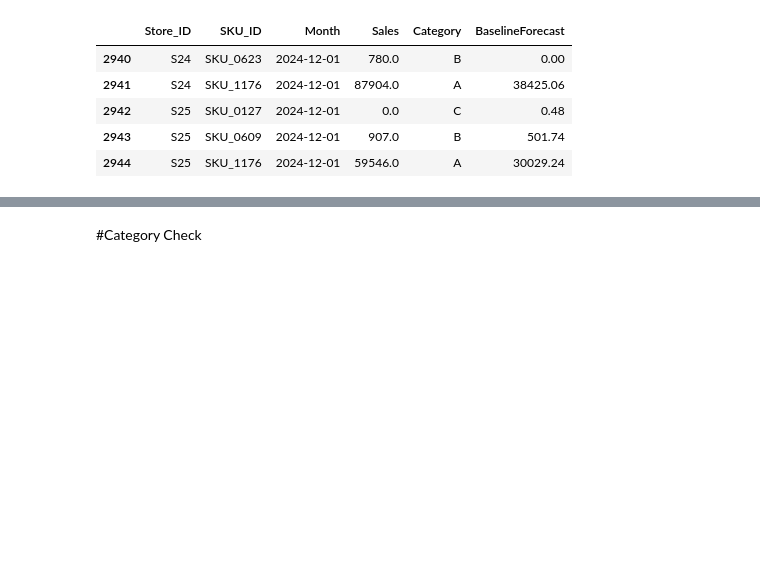
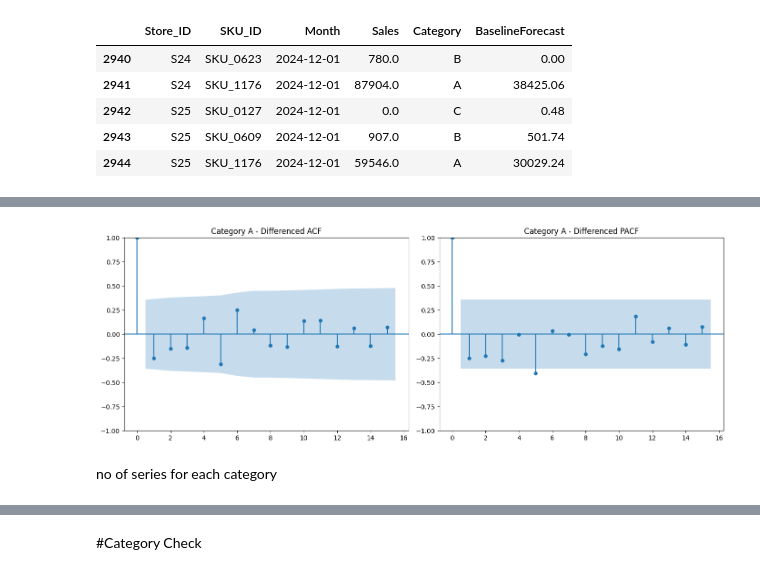
Before and after one commit to partha2412/Time-Series-Forecast, a Jupyter notebook: TimeSeries_forecasting.ipynb, the cells around one changed output, grey strips where cells are left out. Saved outputs shown, nothing was run; the diff lists cells and outputs as text; code cells hidden in the pictures; blank space fills up the shorter version.

```diff
--- a/TimeSeries_forecasting.ipynb
+++ b/TimeSeries_forecasting.ipynb
@@ -338,0 +592,15 @@ tdf.tail(5)
+# %%
+fig, axes = plt.subplots(1, 2, figsize=(14, 5))
+
+plot_acf(diff_A, lags=15, ax=axes[0])
+plot_pacf(diff_A, lags=15, ax=axes[1], method='ywm')
+
+axes[0].set_title("Category A - Differenced ACF")
+axes[1].set_title("Category A - Differenced PACF")
+
+plt.tight_layout()
+plt.show()
+# %% [output]
+[figure, added]
+# %% [markdown]
+no of series for each category
```
Also changed, not shown: parts of 66 cells of this notebook.
